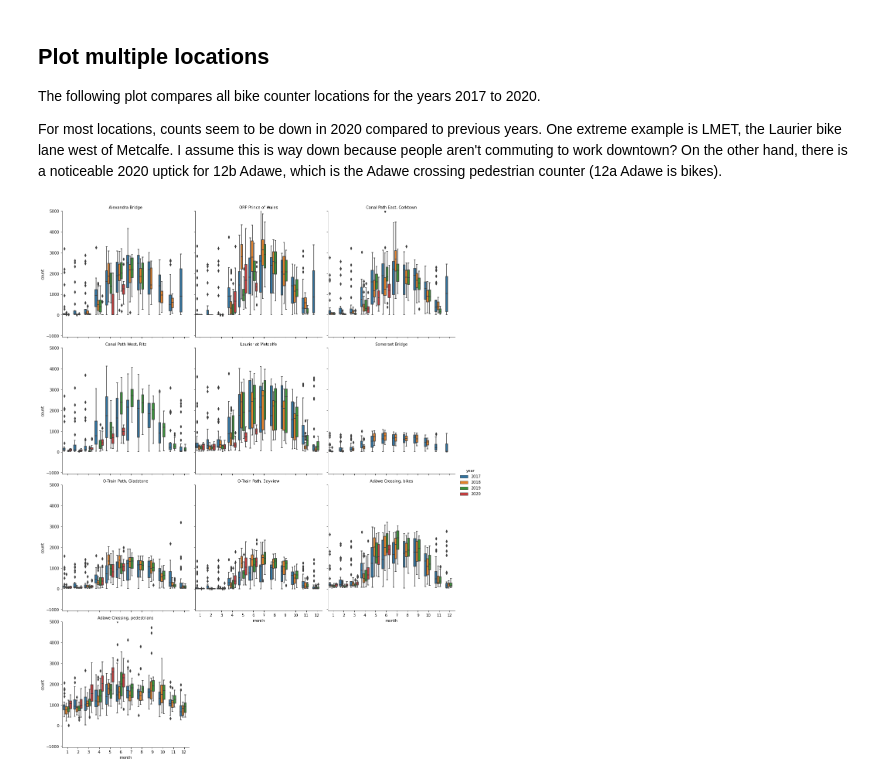
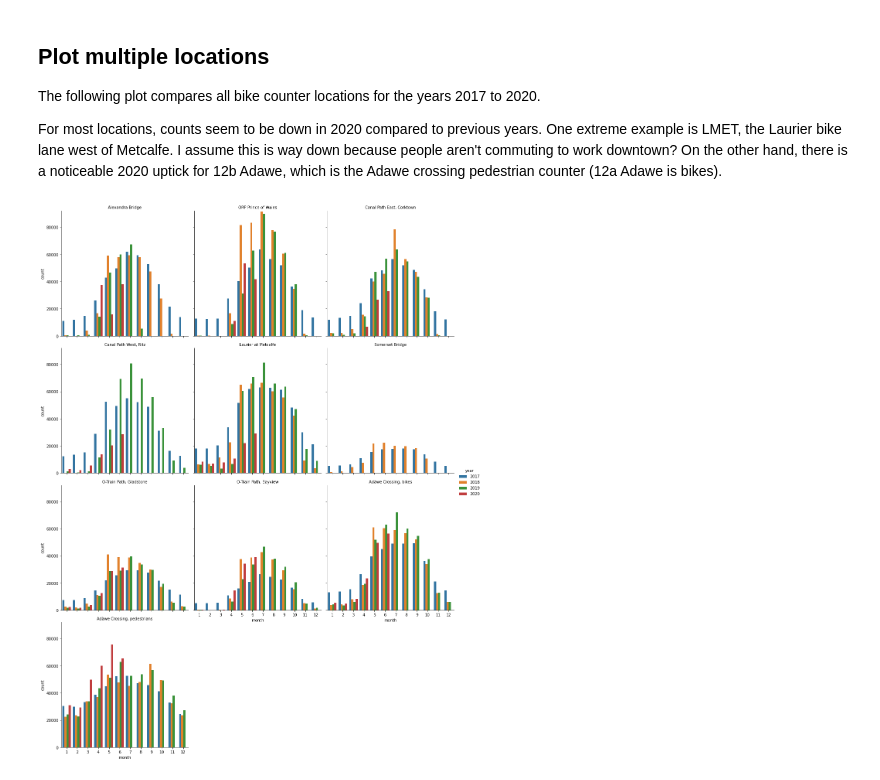
Before and after one commit to mbonsma/bike-ottawa, a Jupyter notebook: bike_counts.ipynb, the cells around one changed output. Cells and saved outputs as stored; diff of their text form; code cells hidden in the pictures.

```diff
--- a/bike_counts.ipynb
+++ b/bike_counts.ipynb
@@ -217,9 +217,9 @@ count_data_recent = count_data_recent[(count_data['location'] != '6^LLYN') &
                  (count_data['location'] != 'Portage Bridge')]
 # %%
 g = sns.catplot(x = 'month', y = 'count', col = 'location_name', col_wrap = 3, data = count_data_recent,
-              hue = 'year', kind = 'box')
-g.set(ylim=(None, 5000))
+              hue = 'year', kind = 'bar', estimator = sum, ci = None) # each bar is the sum of all the days in the month
+g.set(ylim=(None, 9.2*10**4))
 g.set_titles(col_template = '{col_name}') # rename subplots, code from here: https://wckdouglas.github.io/2016/12/seaborn_annoying_title
 plt.savefig("bike_counts_2017_2020_all_locations.png", dpi = 200)
 # %% [output]
-[figure, old version]
+[figure, new version]
```
